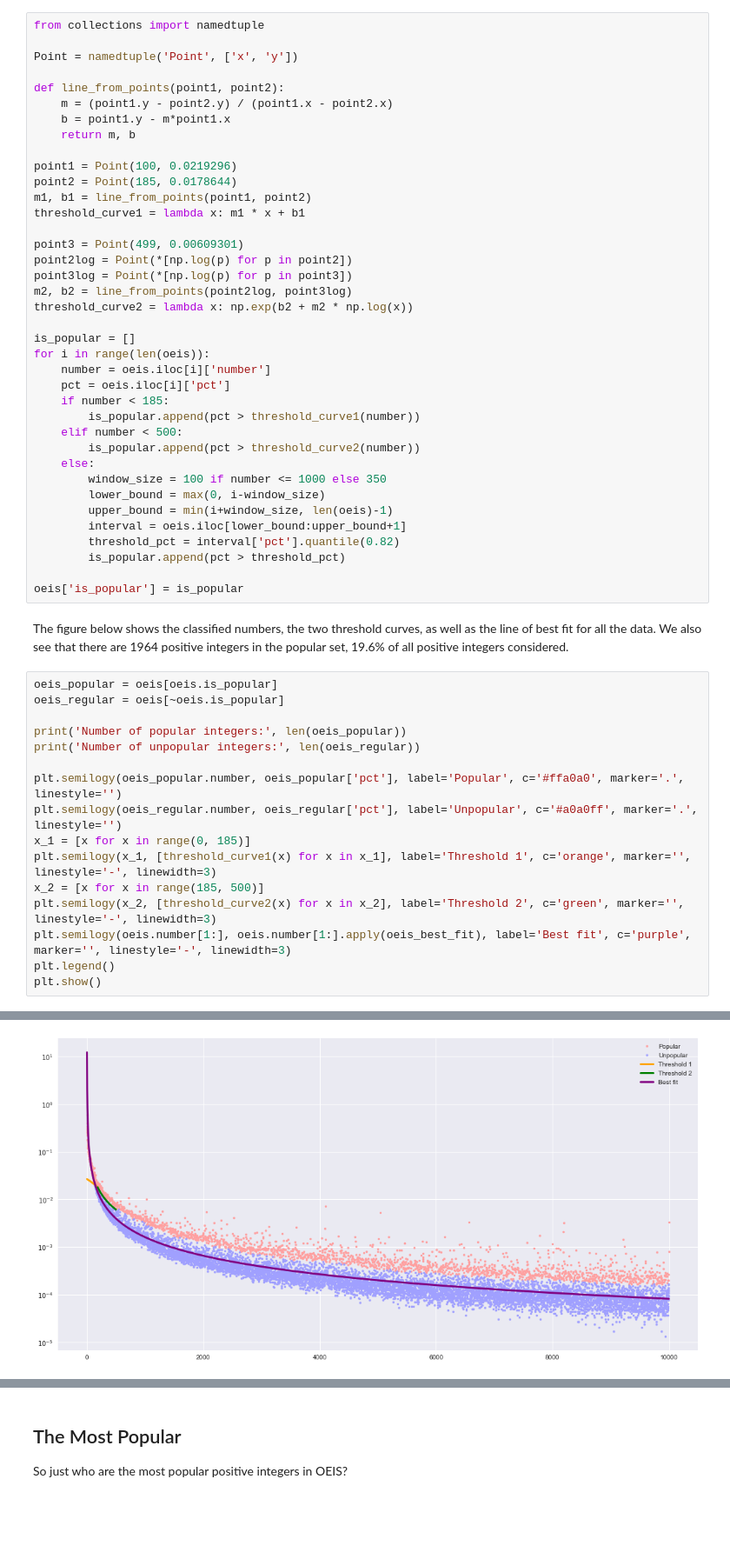
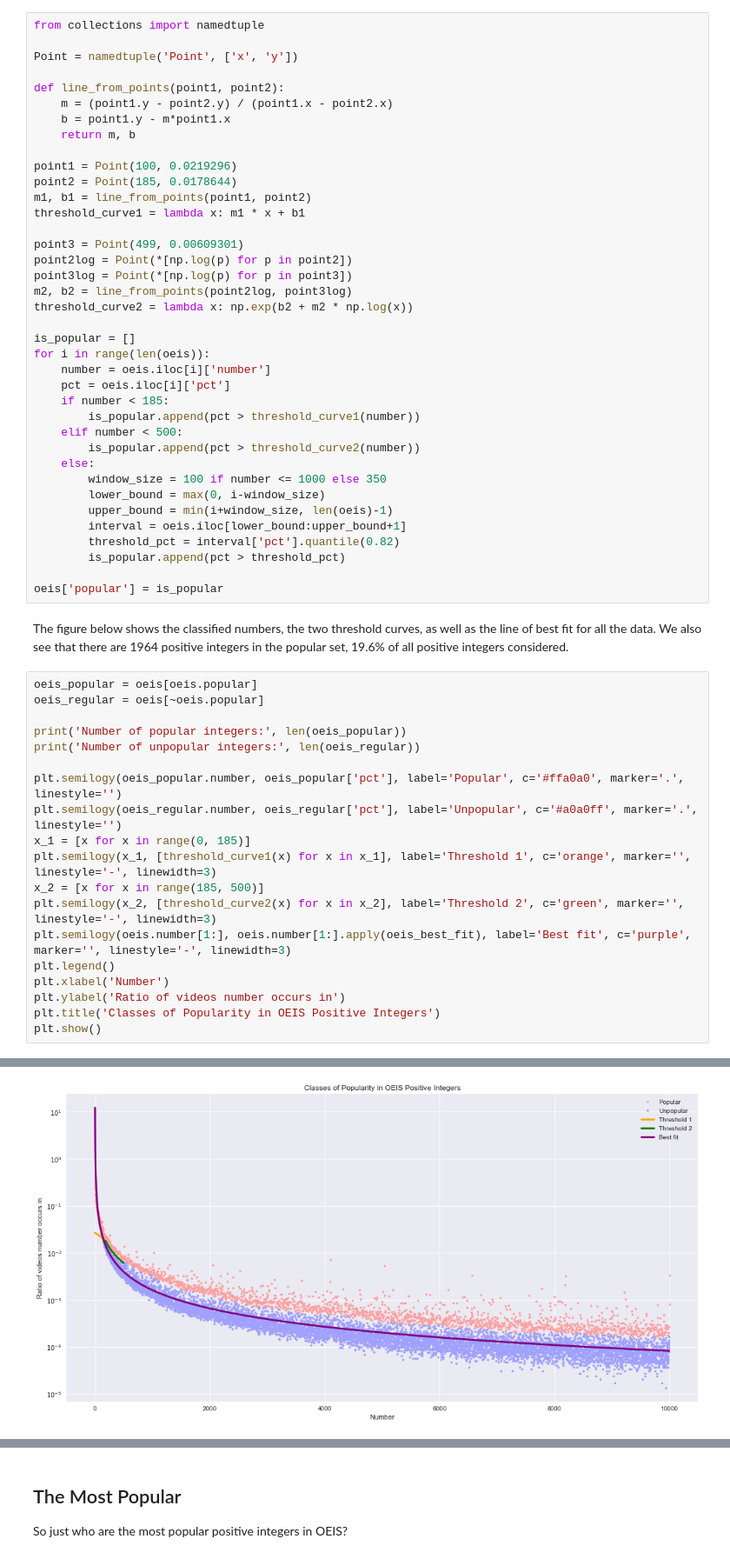
Before and after one commit to lipschultz/diabicus, a Jupyter notebook: number-analysis/Popular Numbers.ipynb, the cells around one changed output, grey strips where cells are left out. Shown at 87% size. Drawn from its saved outputs; the diff is of its cells as text; blank space fills up the shorter version.

```diff
--- a/number-analysis/Popular Numbers.ipynb
+++ b/number-analysis/Popular Numbers.ipynb
@@ -196,29 +199,32 @@ for i in range(len(oeis)):
         threshold_pct = interval['pct'].quantile(0.82)
         is_popular.append(pct > threshold_pct)
 
-oeis['is_popular'] = is_popular
+oeis['popular'] = is_popular
 # %% [markdown]
 The figure below shows the classified numbers, the two threshold curves, as well as the line of best fit for all the data.  We also see that there are 1964 positive integers in the popular set, 19.6% of all positive integers considered.
 # %%
-oeis_popular = oeis[oeis.is_popular]
-oeis_regular = oeis[~oeis.is_popular]
+oeis_popular = oeis[oeis.popular]
+oeis_regular = oeis[~oeis.popular]
 
 print('Number of popular integers:', len(oeis_popular))
 print('Number of unpopular integers:', len(oeis_regular))
 
 plt.semilogy(oeis_popular.number, oeis_popular['pct'], label='Popular', c='#ffa0a0', marker='.', linestyle='')
 plt.semilogy(oeis_regular.number, oeis_regular['pct'], label='Unpopular', c='#a0a0ff', marker='.', linestyle='')
 x_1 = [x for x in range(0, 185)]
 plt.semilogy(x_1, [threshold_curve1(x) for x in x_1], label='Threshold 1', c='orange', marker='', linestyle='-', linewidth=3)
 x_2 = [x for x in range(185, 500)]
 plt.semilogy(x_2, [threshold_curve2(x) for x in x_2], label='Threshold 2', c='green', marker='', linestyle='-', linewidth=3)
 plt.semilogy(oeis.number[1:], oeis.number[1:].apply(oeis_best_fit), label='Best fit', c='purple', marker='', linestyle='-', linewidth=3)
 plt.legend()
+plt.xlabel('Number')
+plt.ylabel('Ratio of videos number occurs in')
+plt.title('Classes of Popularity in OEIS Positive Integers')
 plt.show()
 # %% [output]
 Number of popular integers: 1964
 Number of unpopular integers: 8037
-[figure, old version]
+[figure, new version]
 # %% [markdown]
 ### Characterizing the Popular Numbers
 
```
Also changed, not shown: parts of 71 cells of this notebook, 1 other file.
